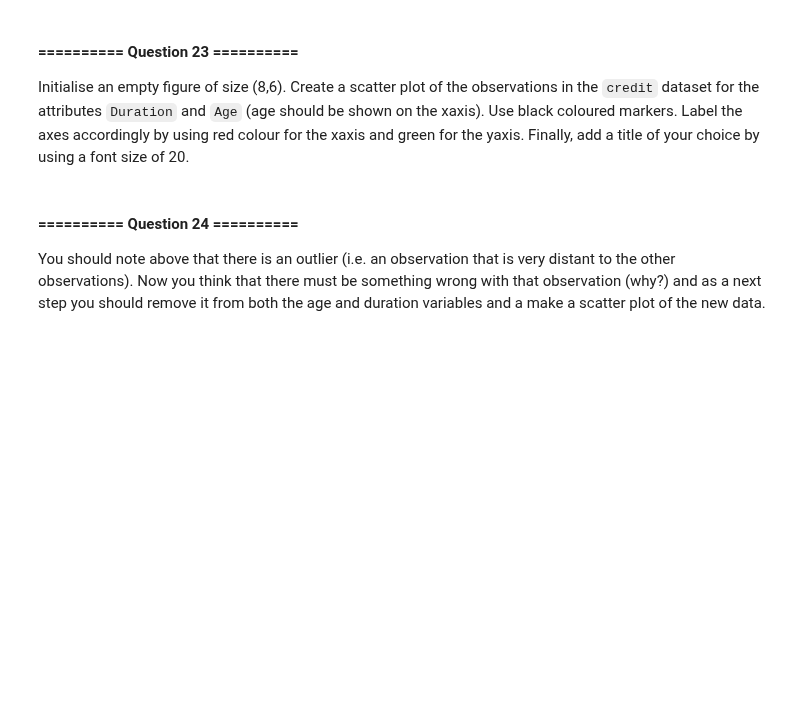
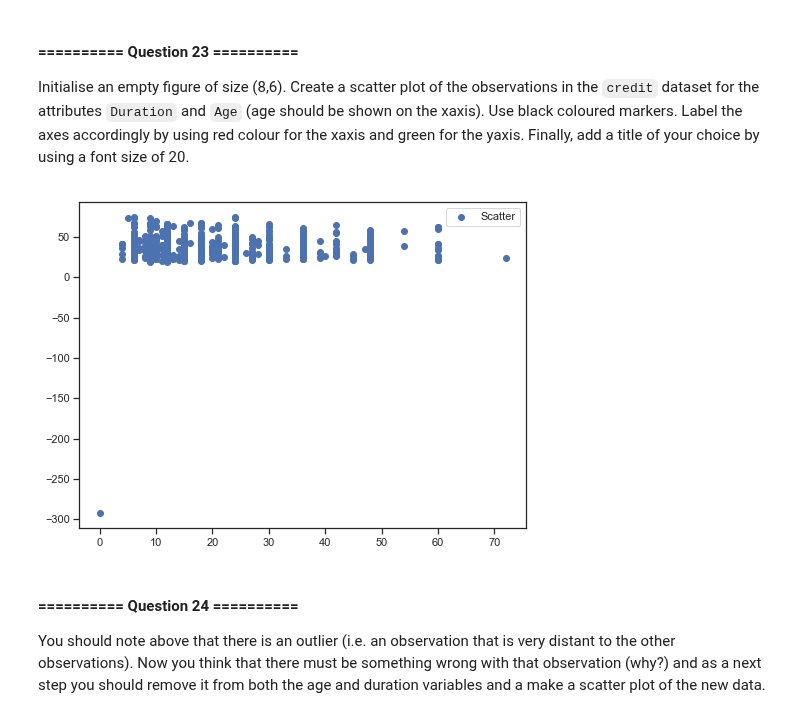
Before and after one commit to tjcdev/iaml, a Jupyter notebook: Labs/00 - Introduction.ipynb, the cells around one changed output. Drawn from its saved outputs; the diff is of its cells as text; code cells hidden in the pictures; blank space fills up the shorter version.

```diff
--- a/Labs/00 - Introduction.ipynb
+++ b/Labs/00 - Introduction.ipynb
@@ -1511,0 +1558,5 @@ Load the `credit` dataset and display the dataset basic information.
+# %%
+# Your Code goes here:
+cpu_loc = os.path.join(os.getcwd(), 'datasets', 'credit.csv')
+cpu = pd.read_csv(cpu_loc)
+cpu
@@ -1539,3 +1650,11 @@ Initialise an empty figure of size (8,6). Create a scatter plot of the observati
+# %%
+# Your Code goes here:
+plt.figure(figsize=(8,6)) # Instantiates figure with a specified size
+plt.scatter(cpu['Duration'],cpu['Age'], label='Scatter')
+plt.legend() # Displays legend
+plt.show()
+# %% [output]
+[figure, added]
 # %% [markdown]
 #### ========== Question 24 ==========
 You should note above that there is an outlier (i.e. an observation that is very distant to the other observations). Now you think that there must be something wrong with that observation (why?) and as a next step you should remove it from both the age and duration variables and a make a scatter plot of the new data.
```
Also changed, not shown: parts of 28 cells of this notebook.
